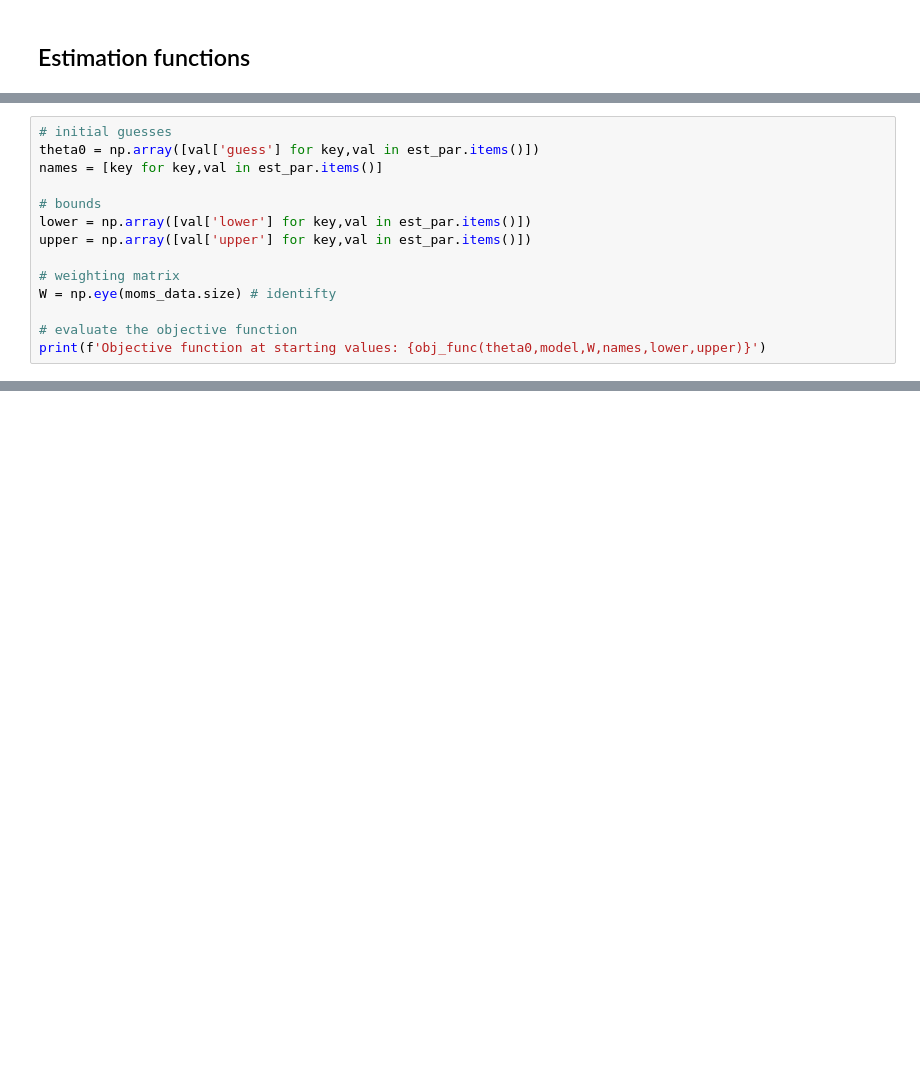
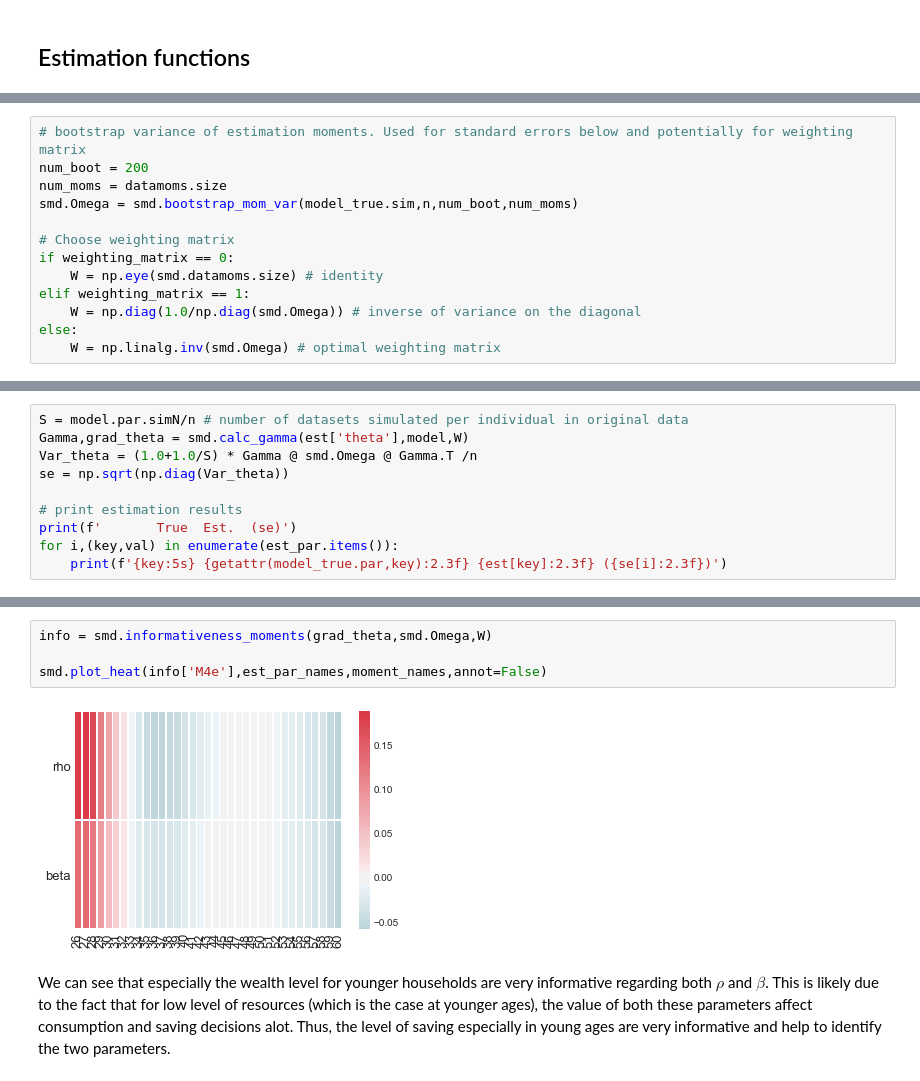
Before and after one commit to NumEconCopenhagen/ConsumptionSavingNotebooks, a Jupyter notebook: DynamicProgramming/04. Structural Estimation.ipynb, the cells around one changed output, grey strips where cells are left out. Saved outputs shown, nothing was run; the diff lists cells and outputs as text; blank space fills up the shorter version.

```diff
--- a/DynamicProgramming/04. Structural Estimation.ipynb
+++ b/DynamicProgramming/04. Structural Estimation.ipynb
@@ -115,14 +106,0 @@ def diff_vec_func(theta,names,model,moms_data):
-# %%
-# initial guesses
-theta0 = np.array([val['guess'] for key,val in est_par.items()])
-names = [key for key,val in est_par.items()]
-
-# bounds
-lower = np.array([val['lower'] for key,val in est_par.items()])
-upper = np.array([val['upper'] for key,val in est_par.items()])
-
-# weighting matrix
-W = np.eye(moms_data.size) # identifty
-
-# evaluate the objective function
-print(f'Objective function at starting values: {obj_func(theta0,model,W,names,lower,upper)}')
@@ -150,0 +107,13 @@ res
+# %%
+# bootstrap variance of estimation moments. Used for standard errors below and potentially for weighting matrix
+num_boot = 200
+num_moms = datamoms.size
+smd.Omega = smd.bootstrap_mom_var(model_true.sim,n,num_boot,num_moms)
+
+# Choose weighting matrix
+if weighting_matrix == 0:
+    W = np.eye(smd.datamoms.size) # identity
+elif weighting_matrix == 1:
+    W = np.diag(1.0/np.diag(smd.Omega)) # inverse of variance on the diagonal
+else:
+    W = np.linalg.inv(smd.Omega) # optimal weighting matrix
@@ -150,0 +151,10 @@ res
+# %%
+S = model.par.simN/n # number of datasets simulated per individual in original data
+Gamma,grad_theta = smd.calc_gamma(est['theta'],model,W)
+Var_theta = (1.0+1.0/S) * Gamma @ smd.Omega @ Gamma.T /n
+se = np.sqrt(np.diag(Var_theta))
+
+# print estimation results
+print(f'       True  Est.  (se)')
+for i,(key,val) in enumerate(est_par.items()):
+    print(f'{key:5s} {getattr(model_true.par,key):2.3f} {est[key]:2.3f} ({se[i]:2.3f})')
@@ -150,0 +171,8 @@ res
+# %%
+info = smd.informativeness_moments(grad_theta,smd.Omega,W)
+
+smd.plot_heat(info['M4e'],est_par_names,moment_names,annot=False)
+# %% [output]
+[figure, added]
+# %% [markdown]
+We can see that especially the wealth level for younger households are very informative regarding both $\rho$ and $\beta$. This is likely due to the fact that for low level of resources (which is the case at younger ages), the value of both these parameters affect consumption and saving decisions alot. Thus, the level of saving especially in young ages are very informative and help to identify the two parameters.
```
Also changed, not shown: parts of 29 cells of this notebook, 1 other file.
